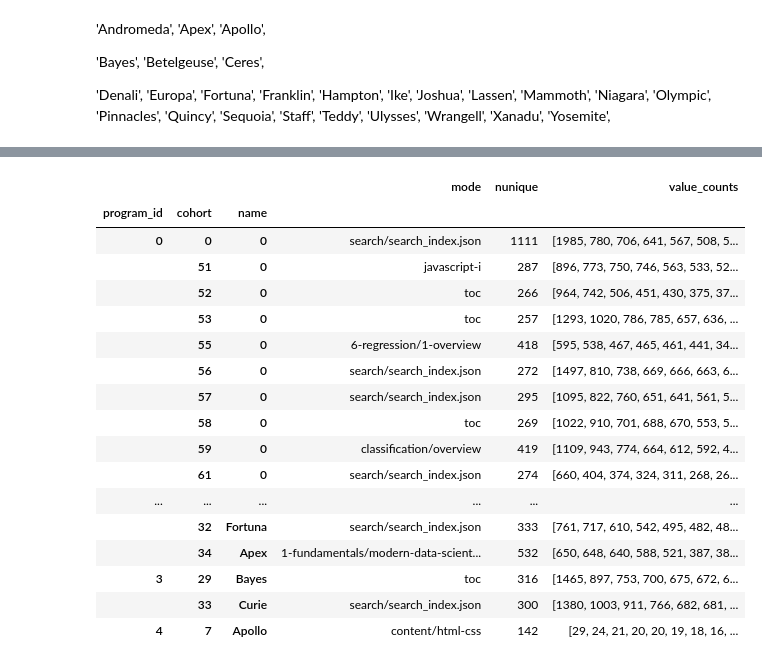
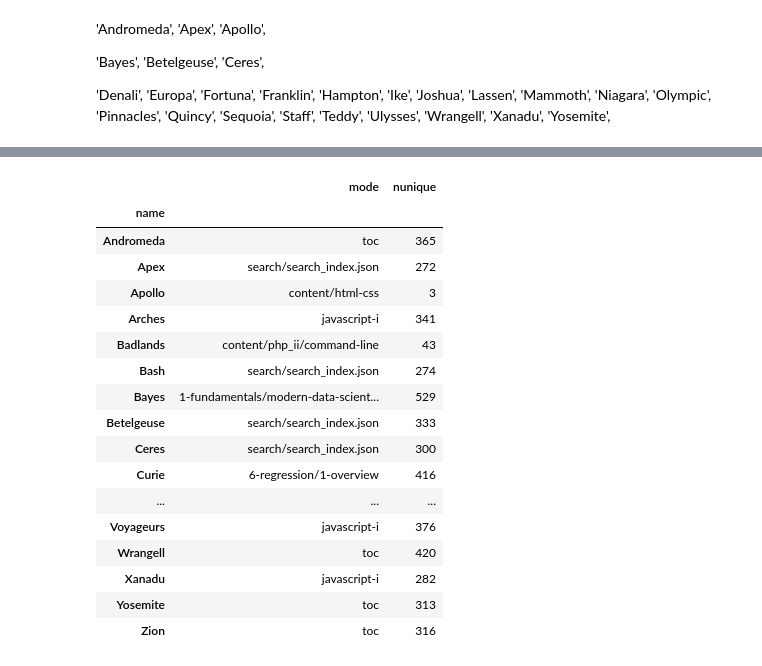
Before and after one commit to mackenr/anomaly-detection-exercises, a Jupyter notebook: boss.ipynb, the cells around one changed output, grey strips where cells are left out. Cells and saved outputs as stored; diff of their text form; code cells hidden in the pictures.

```diff
--- a/boss.ipynb
+++ b/boss.ipynb
@@ -316,0 +307,9 @@ b
+# %%
+
+a=typenamecohort.cohort.to_list()
+b=typenamecohort.name.to_list()
+c=typenamecohort.program_id.to_list()
+chortnamemap=dict(zip(a,b))
+chortprogmap=dict(zip(a,c))
+
+metadata.head(2)
@@ -316,0 +350,4 @@ b
+# %%
+
+merged=merged.merge(metadata,how='left',on=['name','program_id'])
+merged
@@ -316,0 +539,11 @@ b
+# %%
+
+len(groupsdict)
+# Python code to merge dict using a single
+# expression
+def Merge(dict1, dict2):
+	res = {**dict1, **dict2}
+	return res
+supergroup={}
+for i in range(0,len(groupsdict)):
+    supergroup=Merge(groupsdict[i],supergroup)
@@ -316,0 +568,5 @@ b
+# %%
+merged.page=merged.page.str.lower()
+merged['pagegroups']=merged.page.map(supergroup)
+
+merged['pagegroups'].value_counts()
@@ -409,29 +660,33 @@ question1=pd.DataFrame(program_traffic.agg([pd.Series.mode,pd.Series.nunique]));
 # %%
 #Question 2
 # 2. Is there a cohort that referred to a lesson significantly more than other cohorts seemed to gloss over?
 
 
 
 
-cohort_traffic=mergedlostdates.groupby(['program_id','cohort','name']).page
-kwargs={'ascending':False}
-question2=pd.DataFrame(cohort_traffic.agg([pd.Series.mode,pd.Series.nunique,value_counts],**kwargs));question2
+from statistics import mode
+
+
+# cohort_traffic=merged.groupby(['name','program_name'])
+cohort_traffic=merged.groupby('name')
+# kwargs={'ascending':False}
+question2a=pd.DataFrame(cohort_traffic.page.agg([pd.Series.mode,pd.Series.nunique]));question2a
 # %% [output]
-|  |  |  | mode | nunique | value_counts |
-| program_id | cohort | name |  |  |  |
-| 0 | 0 | 0 | search/search_index.json | 1111 | [1985, 780, 706, 641, 567, 508, 5... |
-|  | 51 | 0 | javascript-i | 287 | [896, 773, 750, 746, 563, 533, 52... |
-|  | 52 | 0 | toc | 266 | [964, 742, 506, 451, 430, 375, 37... |
-|  | 53 | 0 | toc | 257 | [1293, 1020, 786, 785, 657, 636, ... |
-|  | 55 | 0 | 6-regression/1-overview | 418 | [595, 538, 467, 465, 461, 441, 34... |
-|  | 56 | 0 | search/search_index.json | 272 | [1497, 810, 738, 669, 666, 663, 6... |
-|  | 57 | 0 | search/search_index.json | 295 | [1095, 822, 760, 651, 641, 561, 5... |
-|  | 58 | 0 | toc | 269 | [1022, 910, 701, 688, 670, 553, 5... |
-|  | 59 | 0 | classification/overview | 419 | [1109, 943, 774, 664, 612, 592, 4... |
-|  | 61 | 0 | search/search_index.json | 274 | [660, 404, 374, 324, 311, 268, 26... |
-| ... | ... | ... | ... | ... | ... |
-|  | 32 | Fortuna | search/search_index.json | 333 | [761, 717, 610, 542, 495, 482, 48... |
-|  | 34 | Apex | 1-fundamentals/modern-data-scient... | 532 | [650, 648, 640, 588, 521, 387, 38... |
-| 3 | 29 | Bayes | toc | 316 | [1465, 897, 753, 700, 675, 672, 6... |
-|  | 33 | Curie | search/search_index.json | 300 | [1380, 1003, 911, 766, 682, 681, ... |
-| 4 | 7 | Apollo | content/html-css | 142 | [29, 24, 21, 20, 20, 19, 18, 16, ... |
+|  | mode | nunique |
+| name |  |  |
+| Andromeda | toc | 365 |
+| Apex | search/search_index.json | 272 |
+| Apollo | content/html-css | 3 |
+| Arches | javascript-i | 341 |
+| Badlands | content/php_ii/command-line | 43 |
+| Bash | search/search_index.json | 274 |
+| Bayes | 1-fundamentals/modern-data-scient... | 529 |
+| Betelgeuse | search/search_index.json | 333 |
+| Ceres | search/search_index.json | 300 |
+| Curie | 6-regression/1-overview | 416 |
+| ... | ... | ... |
+| Voyageurs | javascript-i | 376 |
+| Wrangell | toc | 420 |
+| Xanadu | javascript-i | 282 |
+| Yosemite | toc | 313 |
+| Zion | toc | 316 |
```
Also changed, not shown: parts of 37 cells of this notebook.
